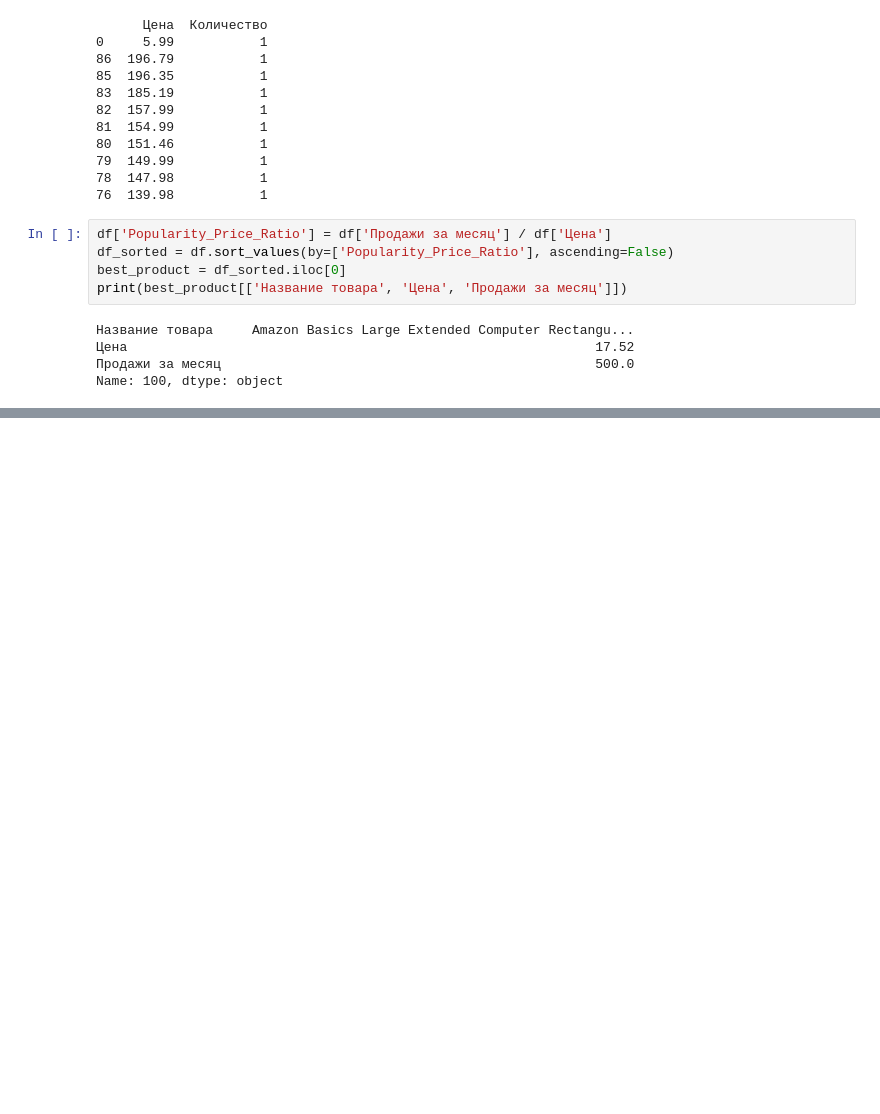
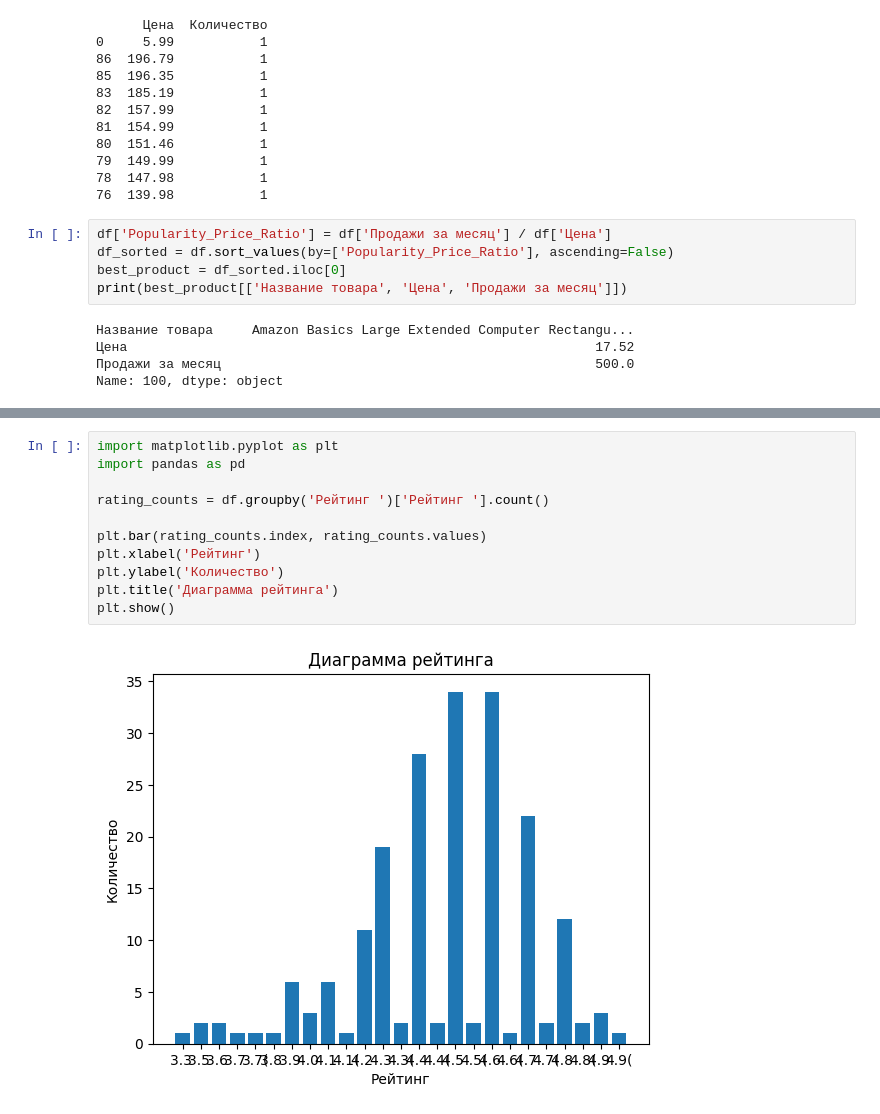
Before and after one commit to cosmodesant49/Data_analitic_wb, a Jupyter notebook: DB_WB.ipynb, the cells around one changed output, grey strips where cells are left out. Drawn from its saved outputs; the diff is of its cells as text; blank space fills up the shorter version.

```diff
--- a/DB_WB.ipynb
+++ b/DB_WB.ipynb
@@ -157,0 +187,13 @@ Name: 100, dtype: object
+# %%
+import matplotlib.pyplot as plt
+import pandas as pd
+
+rating_counts = df.groupby('Рейтинг ')['Рейтинг '].count()
+
+plt.bar(rating_counts.index, rating_counts.values)
+plt.xlabel('Рейтинг')
+plt.ylabel('Количество')
+plt.title('Диаграмма рейтинга')
+plt.show()
+# %% [output]
+[figure, added]
```
Also changed, not shown: parts of 6 cells of this notebook.
